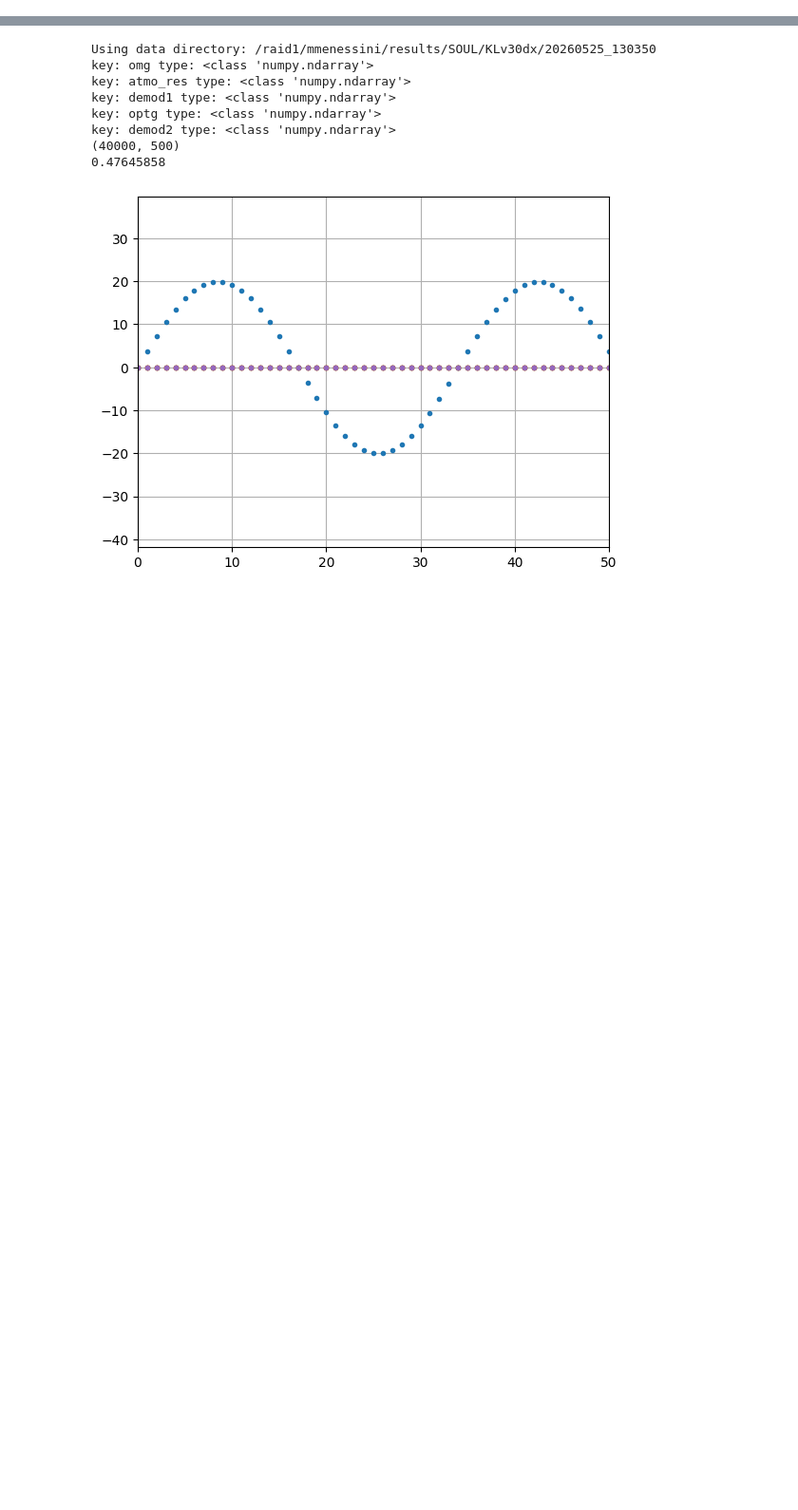
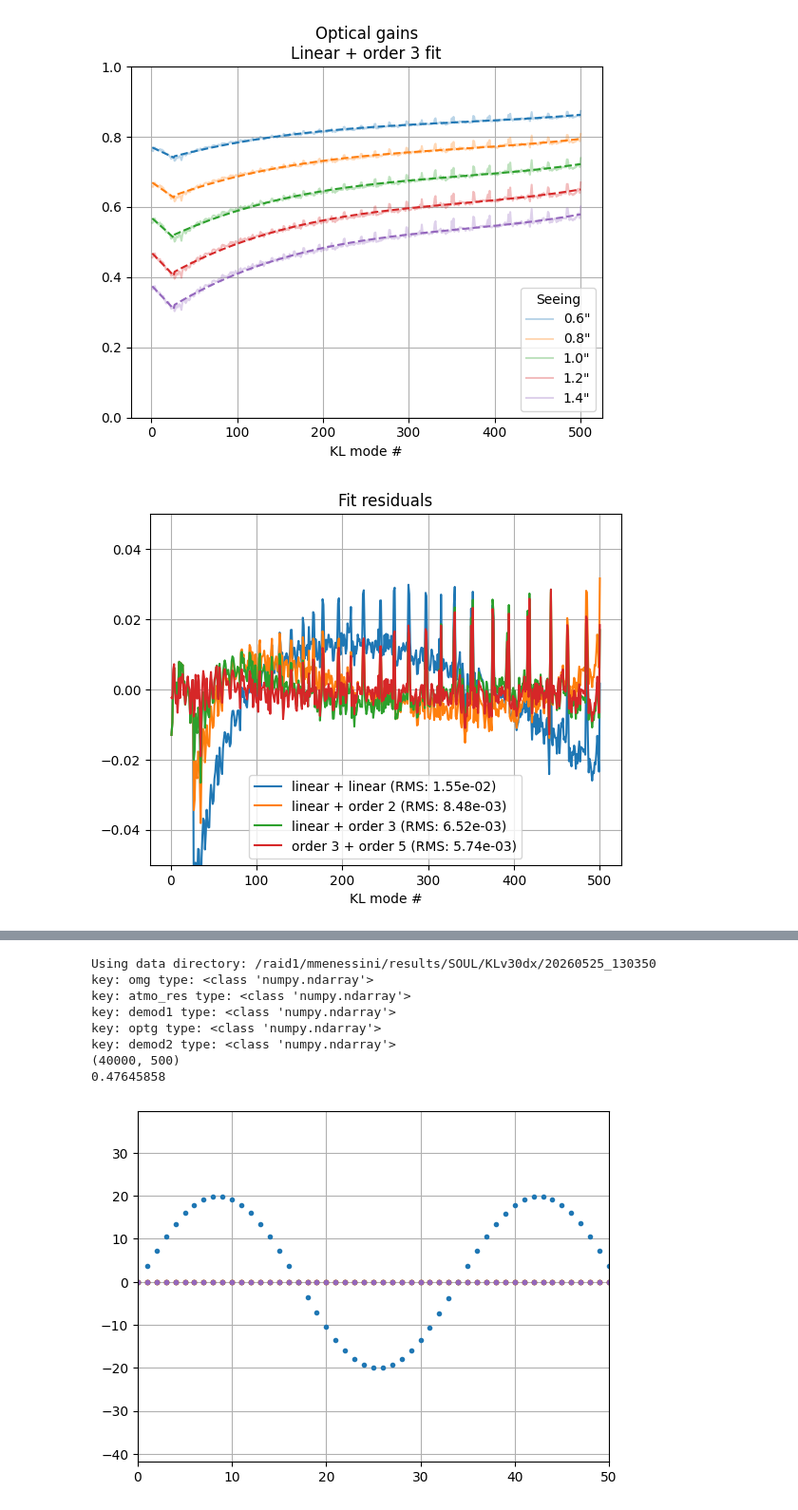
Before and after one commit to Menessao/SPECULA, a Jupyter notebook: config/ErrorBudget/LBTplots.ipynb, the cells around one changed output, grey strips where cells are left out. Shown at 95% size. Drawn from its saved outputs; the diff is of its cells as text; code cells hidden in the pictures; blank space fills up the shorter version.

```diff
--- a/config/ErrorBudget/LBTplots.ipynb
+++ b/config/ErrorBudget/LBTplots.ipynb
@@ -34,0 +60,74 @@ from specula.lib.make_mask import make_mask
+# %%
+kl_idx = 26
+def get_best_fit(ogs, kl_idx = None, degLow:int=1, degHigh:int=2):
+    if kl_idx is None:
+        kl_idx = int(np.argmin(ogs))
+    xLow = np.arange(kl_idx)
+    xHigh = np.arange(len(ogs)-kl_idx+1) #np.arange(kl_idx-1,len(ogs))
+    ogLow = ogs[:kl_idx]
+    ogHigh = ogs[kl_idx-1:]
+    lowP = np.polyfit(xLow,ogLow,deg=degLow)
+    highP = np.polyfit(xHigh,ogHigh,deg=degHigh)
+    lowFit = np.polyval(lowP,xLow)
+    highFit = np.polyval(highP,xHigh)
+    ogFit = np.concatenate((lowFit,highFit[1:]))
+    return ogFit, lowP, highP
+
+degHigh = 3
+degLow = 1
+
+ogFit06, lowP06, highP06 = get_best_fit(ogs=og_s06, kl_idx=kl_idx, degHigh=degHigh, degLow=degLow)
+ogFit08, lowP08, highP08 = get_best_fit(ogs=og_s08, kl_idx=kl_idx, degHigh=degHigh, degLow=degLow)
+ogFit10, lowP10, highP10 = get_best_fit(ogs=og_s10, kl_idx=kl_idx, degHigh=degHigh, degLow=degLow)
+ogFit12, lowP12, highP12 = get_best_fit(ogs=og_s12, kl_idx=kl_idx, degHigh=degHigh, degLow=degLow)
+ogFit14, lowP14, highP14 = get_best_fit(ogs=og_s14, kl_idx=kl_idx, degHigh=degHigh, degLow=degLow)
+
+plt.figure()
+plt.plot(x,og_s06,label='0.6"',alpha=0.3)
+plt.plot(x,og_s08,label='0.8"',alpha=0.3)
+plt.plot(x,og_s10,label='1.0"',alpha=0.3)
+plt.plot(x,og_s12,label='1.2"',alpha=0.3)
+plt.plot(x,og_s14,label='1.4"',alpha=0.3)
+plt.ylim([0,1])
+plt.legend(title='Seeing')
+plt.xlabel('KL mode #')
+plt.plot(x,ogFit06,'--',c='C0')
+plt.plot(x,ogFit08,'--',c='C1')
+plt.plot(x,ogFit10,'--',c='C2')
+plt.plot(x,ogFit12,'--',c='C3')
+plt.plot(x,ogFit14,'--',c='C4')
+plt.title('Optical gains\nLinear + order 3 fit')
+plt.grid()
+
+
+ogFit10_l1h1,_,_ = get_best_fit(ogs=og_s10, kl_idx=kl_idx, degLow=1, degHigh=1)
+ogFit10_l1h2,_,_ = get_best_fit(ogs=og_s10, kl_idx=kl_idx, degLow=1, degHigh=2)
+ogFit10_l1h3,_,_ = get_best_fit(ogs=og_s10, kl_idx=kl_idx, degLow=1, degHigh=3)
+ogFit10_l2h3,_,_ = get_best_fit(ogs=og_s10, kl_idx=kl_idx, degLow=2, degHigh=3)
+ogFit10_l2h4,_,_ = get_best_fit(ogs=og_s10, kl_idx=kl_idx, degLow=2, degHigh=4)
+ogFit10_l3h5,_,_ = get_best_fit(ogs=og_s10, kl_idx=kl_idx, degLow=3, degHigh=5)
+
+err_l1h1 = og_s10-ogFit10_l1h1
+err_l1h2 = og_s10-ogFit10_l1h2
+err_l1h3 = og_s10-ogFit10_l1h3
+err_l2h3 = og_s10-ogFit10_l2h3
+err_l2h4 = og_s10-ogFit10_l2h4
+err_l3h5 = og_s10-ogFit10_l3h5
+
+rms_err = lambda err: np.sqrt(np.mean(err**2))
+
+plt.figure()
+plt.plot(x,err_l1h1,label=f'linear + linear (RMS: {rms_err(err_l1h1):1.2e})')
+plt.plot(x,err_l1h2,label=f'linear + order 2 (RMS: {rms_err(err_l1h2):1.2e})')
+plt.plot(x,err_l1h3,label=f'linear + order 3 (RMS: {rms_err(err_l1h3):1.2e})')
+# plt.plot(x,err_l2h3,label=f'order 2 + order 3 (RMS: {rms_err(err_l2h3):1.2e})')
+# plt.plot(x,err_l2h4,label=f'order 2 + order 4 (RMS: {rms_err(err_l2h4):1.2e})')
+plt.plot(x,err_l3h5,label=f'order 3 + order 5 (RMS: {rms_err(err_l3h5):1.2e})')
+plt.xlabel('KL mode #')
+plt.legend()
+plt.ylim([-0.05,0.05])
+plt.title('Fit residuals')
+plt.grid()
+# %% [output]
+[figure, added]
+[figure, added]
```
Also changed, not shown: parts of 5 cells of this notebook, 21 other files.
